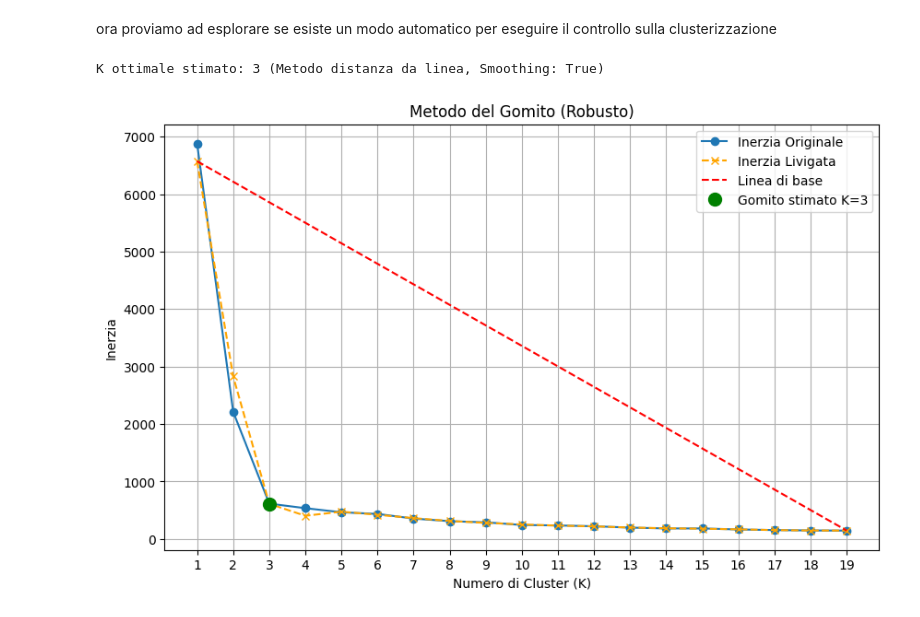
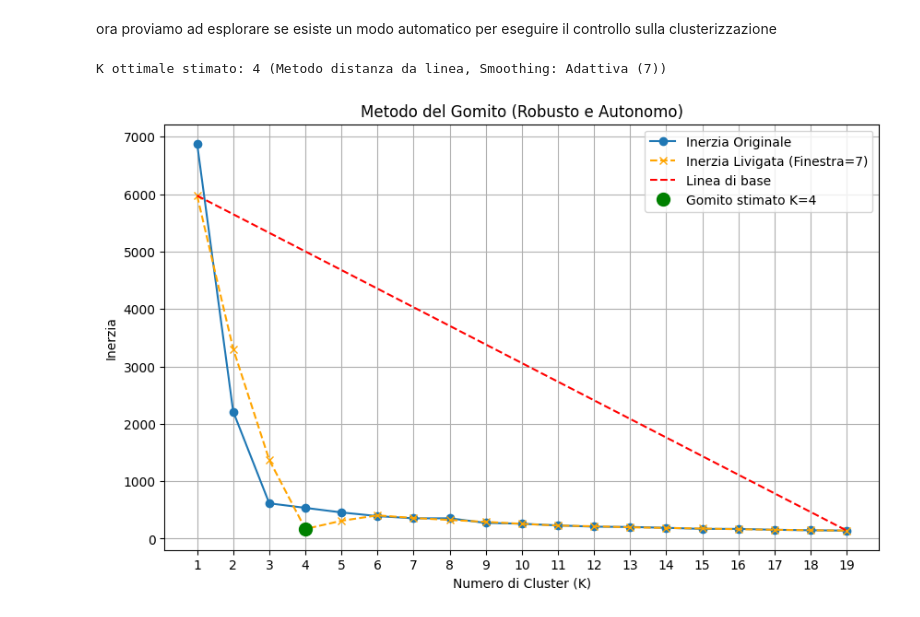
Before and after one commit to davidMarabottini/studio_data_science, a Jupyter notebook: 08-apprendimento-non-supervisionato-clustering/56-kmeans.ipynb, the cells around one changed output. Saved outputs shown, nothing was run; the diff lists cells and outputs as text; code cells hidden in the pictures.

Commit message:
wip: attempt to automatize elbow method

```diff
--- a/08-apprendimento-non-supervisionato-clustering/56-kmeans.ipynb
+++ b/08-apprendimento-non-supervisionato-clustering/56-kmeans.ipynb
@@ -142,8 +241,8 @@ def trova_k_ottimale_gomito_robusto(k_range, inertias, use_smoothing=True, smoot
 # %%
-optimal_k = trova_k_ottimale_gomito_robusto(list(ssd.keys()), list(ssd.values()))
+optimal_k = automatize_elbow_method(list(ssd.keys()), list(ssd.values()))
 # %% [output]
-K ottimale stimato: 3 (Metodo distanza da linea, Smoothing: True)
+K ottimale stimato: 4 (Metodo distanza da linea, Smoothing: Adattiva (7))
-[figure, old version]
+[figure, new version]
 # %%
 optimal_k
 # %% [output]
```
Also changed, not shown: parts of 8 cells of this notebook.
